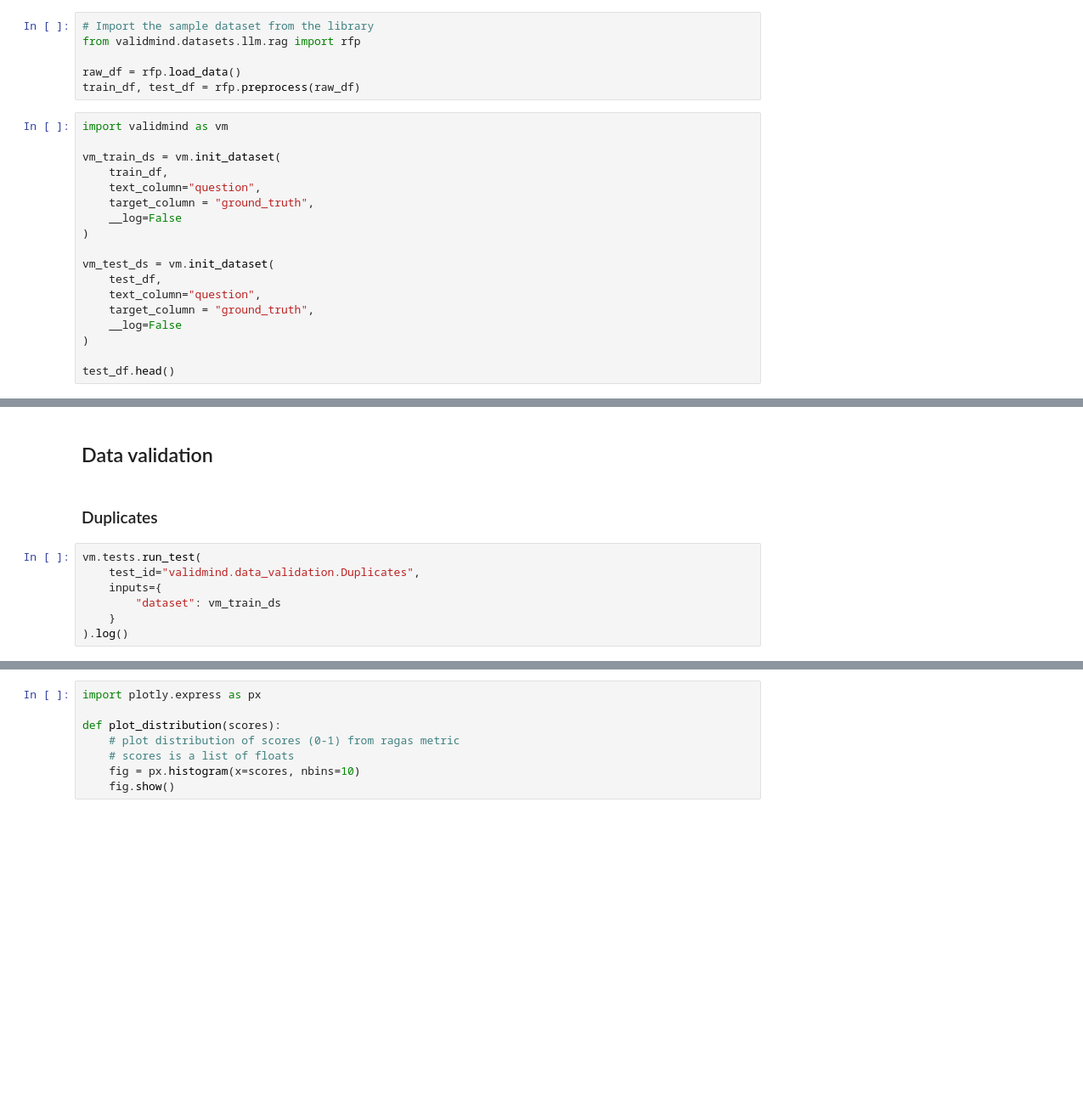
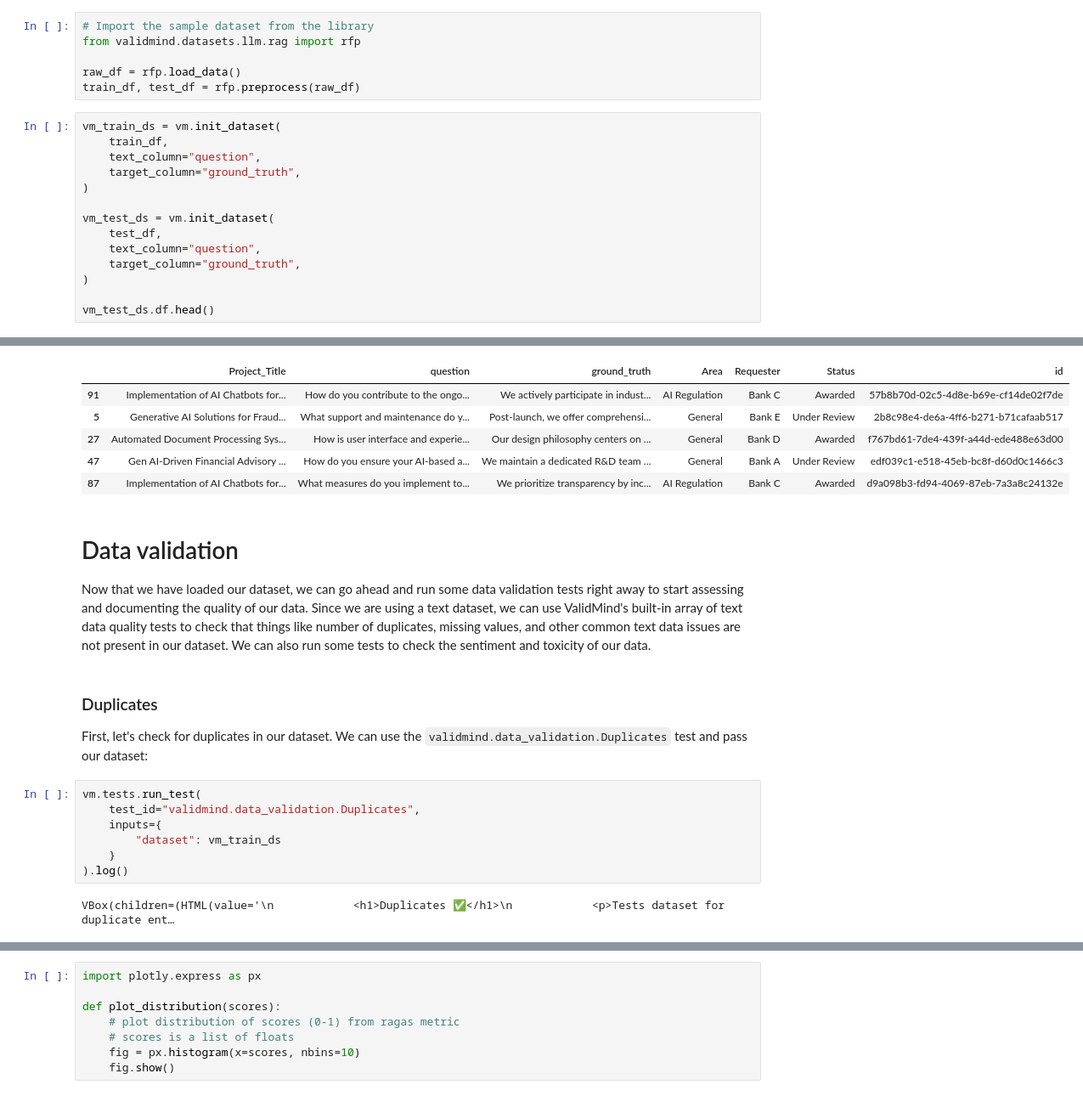
Before and after one commit to validmind/developer-framework, a Jupyter notebook: notebooks/code_sharing/llm/rag_langchain_demo.ipynb, the cells around one changed output, grey strips where cells are left out. Shown at 85% size. Saved outputs shown, nothing was run; the diff lists cells and outputs as text; blank space fills up the shorter version.

```diff
--- a/notebooks/code_sharing/llm/rag_langchain_demo.ipynb
+++ b/notebooks/code_sharing/llm/rag_langchain_demo.ipynb
@@ -33,20 +114,17 @@ from validmind.datasets.llm.rag import rfp
 raw_df = rfp.load_data()
 train_df, test_df = rfp.preprocess(raw_df)
 # %%
-import validmind as vm
-
 vm_train_ds = vm.init_dataset(
     train_df,
     text_column="question",
-    target_column = "ground_truth",
-    __log=False
+    target_column="ground_truth",
 )
 
 vm_test_ds = vm.init_dataset(
     test_df,
     text_column="question",
-    target_column = "ground_truth",
-    __log=False
+    target_column="ground_truth",
 )
 
-test_df.head()
+vm_test_ds.df.head()
+# %% [output]
@@ -53,7 +133,17 @@ test_df.head()
+|  | Project_Title | question | ground_truth | Area | Requester | Status | id |
+| 91 | Implementation of AI Chatbots for... | How do you contribute to the ongo... | We actively participate in indust... | AI Regulation | Bank C | Awarded | 57b8b70d-02c5-4d8e-b69e-cf14de02f7de |
+| 5 | Generative AI Solutions for Fraud... | What support and maintenance do y... | Post-launch, we offer comprehensi... | General | Bank E | Under Review | 2b8c98e4-de6a-4ff6-b271-b71cafaab517 |
+| 27 | Automated Document Processing Sys... | How is user interface and experie... | Our design philosophy centers on ... | General | Bank D | Awarded | f767bd61-7de4-439f-a44d-ede488e63d00 |
+| 47 | Gen AI-Driven Financial Advisory ... | How do you ensure your AI-based a... | We maintain a dedicated R&D team ... | General | Bank A | Under Review | edf039c1-e518-45eb-bc8f-d60d0c1466c3 |
+| 87 | Implementation of AI Chatbots for... | What measures do you implement to... | We prioritize transparency by inc... | AI Regulation | Bank C | Awarded | d9a098b3-fd94-4069-87eb-7a3a8c24132e |
-# %% [markdown]
-## Data validation
-# %% [markdown]
-### Duplicates
+# %% [markdown]
+# Data validation
+
+Now that we have loaded our dataset, we can go ahead and run some data validation tests right away to start assessing and documenting the quality of our data. Since we are using a text dataset, we can use ValidMind's built-in array of text data quality tests to check that things like number of duplicates, missing values, and other common text data issues are not present in our dataset. We can also run some tests to check the sentiment and toxicity of our data.
+# %% [markdown]
+### Duplicates
+
+First, let's check for duplicates in our dataset. We can use the `validmind.data_validation.Duplicates` test and pass our dataset:
 # %%
 vm.tests.run_test(
     test_id="validmind.data_validation.Duplicates",
@@ -61,3 +151,5 @@ vm.tests.run_test(
         "dataset": vm_train_ds
     }
 ).log()
+# %% [output]
+VBox(children=(HTML(value='\n            <h1>Duplicates ✅</h1>\n            <p>Tests dataset for duplicate ent…
```
Also changed, not shown: parts of 81 cells of this notebook, 2 other files.
